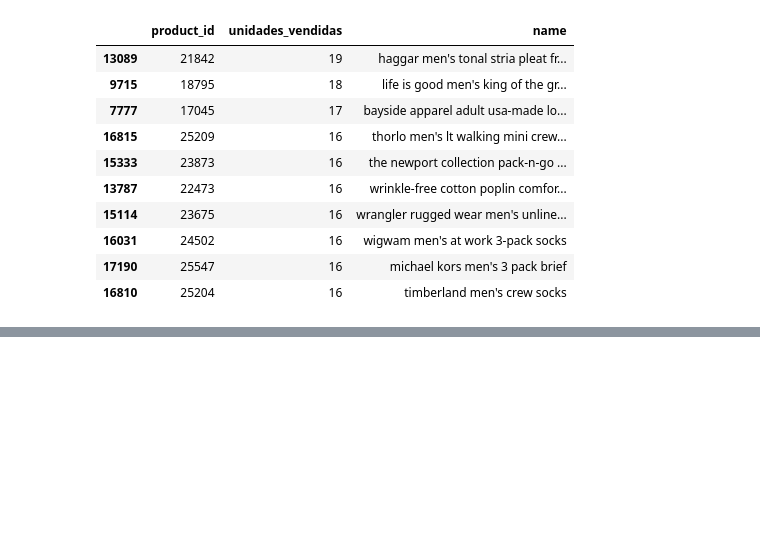
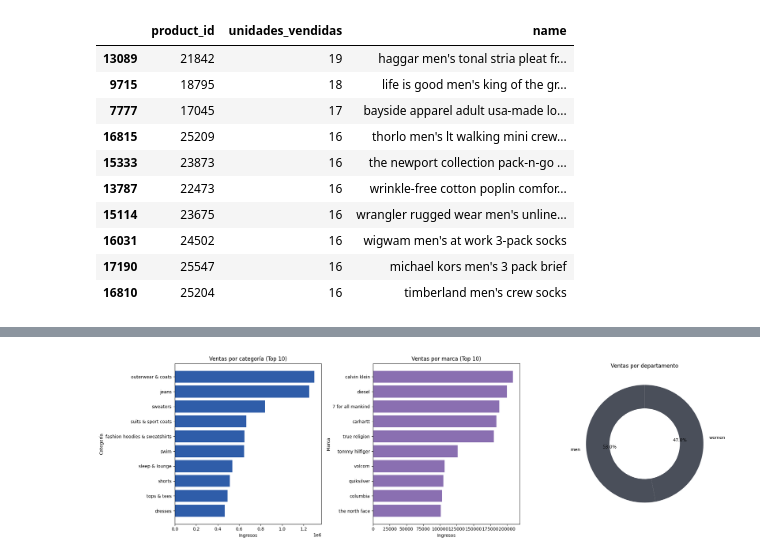
Before and after one commit to ecalderonf/master_DataAnalitics, a Jupyter notebook: modulo-09-proyecto-final/src/ecalderonf_proyecto_final.ipynb, the cells around one changed output, grey strips where cells are left out. Saved outputs shown, nothing was run; the diff lists cells and outputs as text; code cells hidden in the pictures; blank space fills up the shorter version.

```diff
--- a/modulo-09-proyecto-final/src/ecalderonf_proyecto_final.ipynb
+++ b/modulo-09-proyecto-final/src/ecalderonf_proyecto_final.ipynb
@@ -1168,0 +1212,49 @@ df_top_vendidos.head(10)
+# %%
+# Métricas por categoría / marca / departamento
+
+fig, axes = plt.subplots(1, 3, figsize=(20, 6))
+
+# ============================
+# 1) Ventas por categoría
+# ============================
+axes[0].barh(
+    ventas_categoria.head(10).sort_values().index,
+    ventas_categoria.head(10).sort_values().values,
+    color=random.choice(colores)
+)
+axes[0].set_title("Ventas por categoría (Top 10)")
+axes[0].set_xlabel("Ingresos")
+axes[0].set_ylabel("Categoría")
+
+# ============================
+# 2) Ventas por marca
+# ============================
+axes[1].barh(
+    ventas_marca.head(10).sort_values().index,
+    ventas_marca.head(10).sort_values().values,
+    color=random.choice(colores)
+)
+axes[1].set_title("Ventas por marca (Top 10)")
+axes[1].set_xlabel("Ingresos")
+axes[1].set_ylabel("Marca")
+
+# ============================
+# 3) Ventas por departamento (dona)
+# ============================
+vals = ventas_departamento.values
+labels = ventas_departamento.index
+
+axes[2].pie(
+    vals,
+    labels=labels,
+    autopct='%1.1f%%',
+    startangle=90,
+    wedgeprops={'width': 0.4},
+    colors=[random.choice(colores) for _ in vals]
+)
+axes[2].set_title("Ventas por departamento")
+
+plt.tight_layout()
+plt.show()
+# %% [output]
+[figure, added]
```
Also changed, not shown: parts of 8 cells of this notebook.
